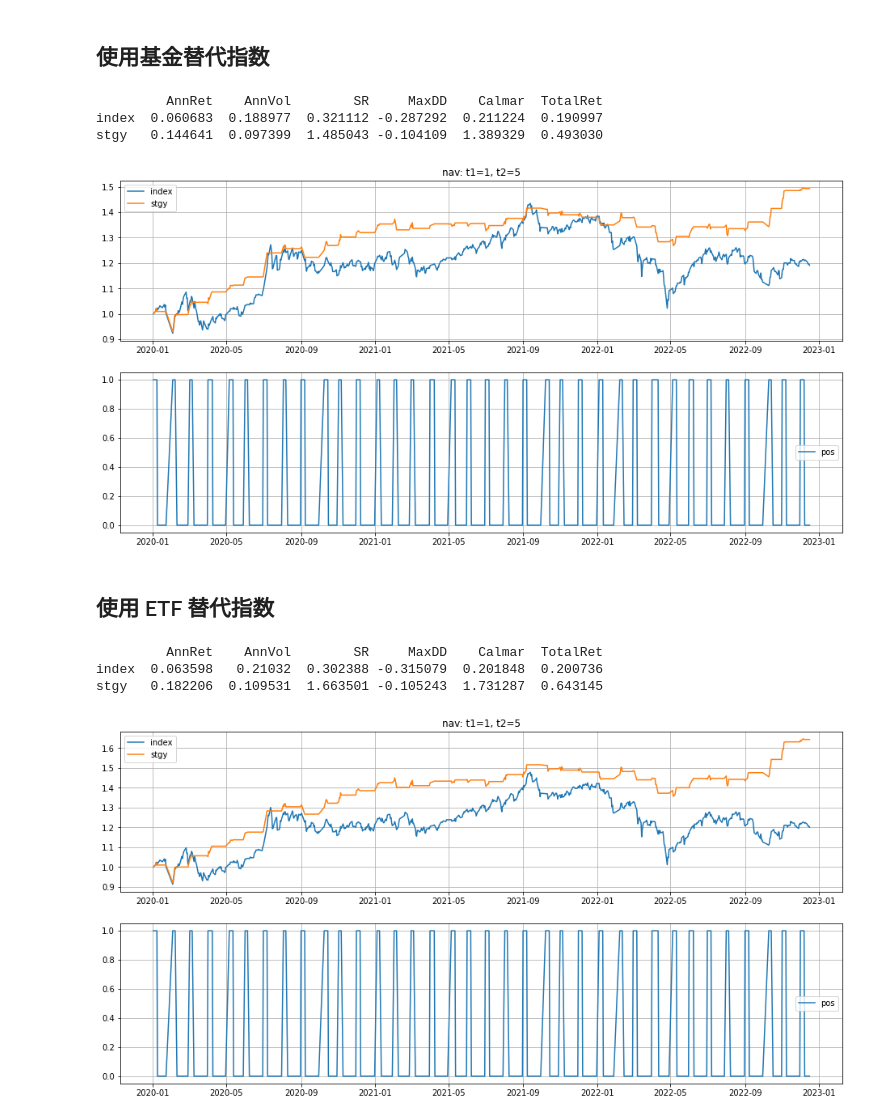
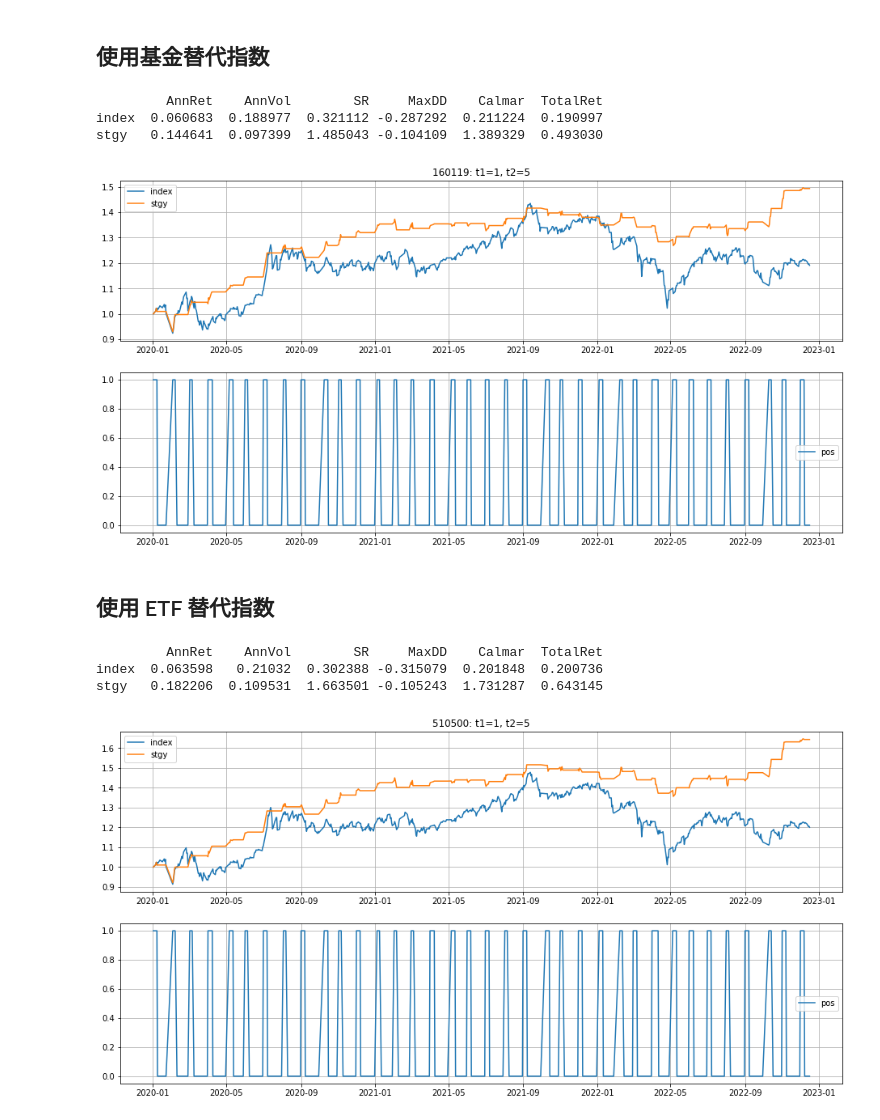
Before and after one commit to hdouhua/pick-up-python, a Jupyter notebook: inv/calendar-strrategy.ipynb, the cells around one changed output. Cells and saved outputs as stored; diff of their text form; code cells hidden in the pictures.

Commit message:
fix[inv]: replace nav with symbol name

```diff
--- a/inv/calendar-strrategy.ipynb
+++ b/inv/calendar-strrategy.ipynb
@@ -101,16 +101,18 @@ stgy   0.167123  0.121816  1.371925 -0.171917  0.972111  0.581724
 # %% [markdown]
 ## 使用基金替代指数
 # %%
-# index_data = pd.read_csv('res/161017.csv').set_index('datetime')
-index_data = pd.read_csv('res/160119.csv').set_index('datetime')
+# 161017, 160119
+symbol_id = '160119'
+index_data = pd.read_csv(f'res/{symbol_id}.csv').set_index('datetime')
 index_data.index = [datestr2dtdate(e) for e in index_data.index]
+index_data.rename(columns={'nav': symbol_id}, inplace=True)
 # %%
-calendar_strategy(index_data, 'nav', start_date, end_date, day_range, fee_rate_fund)
+calendar_strategy(index_data, symbol_id, start_date, end_date, day_range, fee_rate_fund)
 # %% [output]
          AnnRet    AnnVol        SR     MaxDD    Calmar  TotalRet
 index  0.060683  0.188977  0.321112 -0.287292  0.211224  0.190997
 stgy   0.144641  0.097399  1.485043 -0.104109  1.389329  0.493030
-[figure, old version]
+[figure, new version]
 # %% [markdown]
 ## 使用 ETF 替代指数
 # %%
@@ -119,7 +123,7 @@ index_data.index = [datestr2dtdate(e) for e in index_data.index]
 # %%
-calendar_strategy(index_data, 'nav', start_date, end_date, day_range, fee_rate_stock)
+calendar_strategy(index_data, symbol_id, start_date, end_date, day_range, fee_rate_stock)
 # %% [output]
          AnnRet    AnnVol        SR     MaxDD    Calmar  TotalRet
 index  0.063598   0.21032  0.302388 -0.315079  0.201848  0.200736
 stgy   0.182206  0.109531  1.663501 -0.105243  1.731287  0.643145
-[figure, old version]
+[figure, new version]
```
Also changed, not shown: parts of 1 cell of this notebook.
